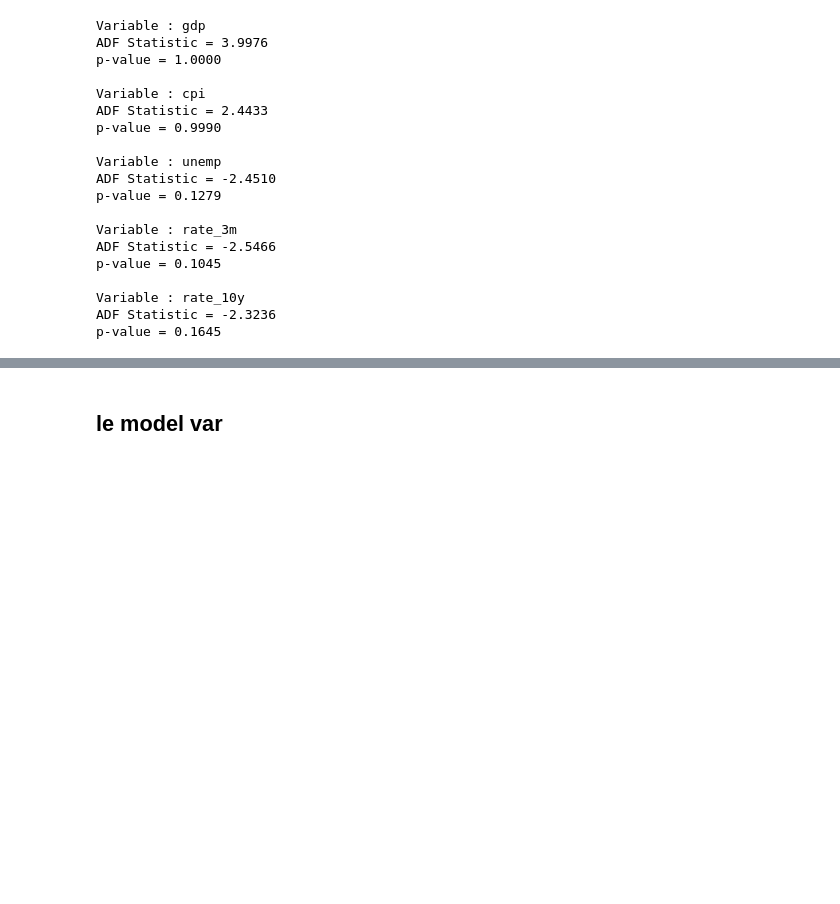
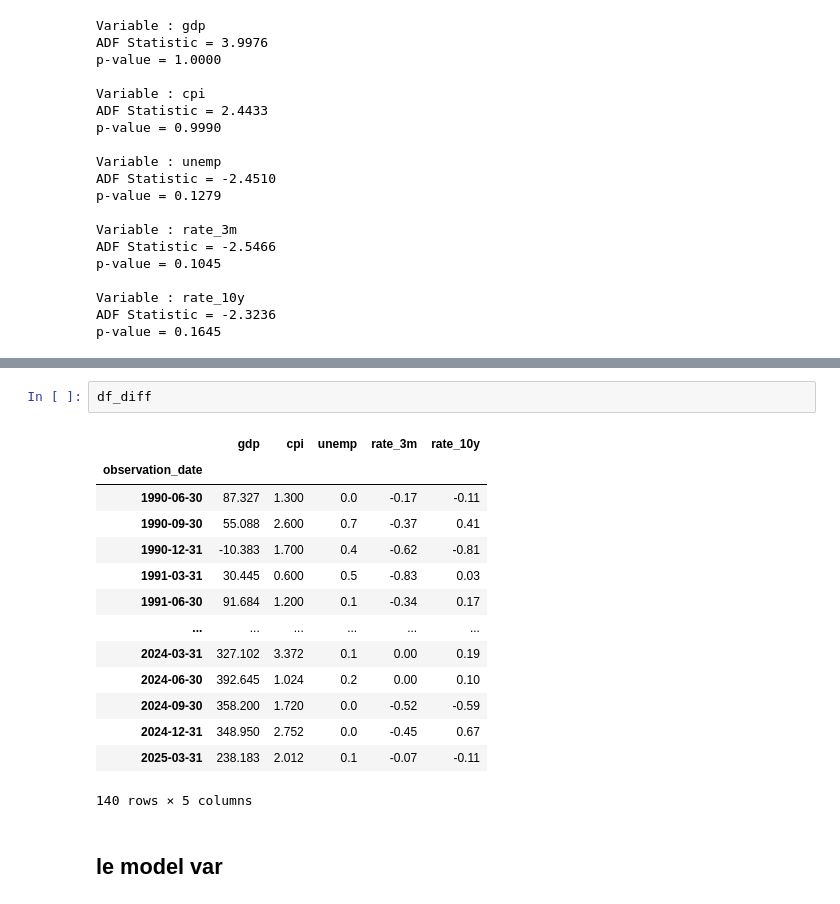
Before and after one commit to laila-aitbella/stage-2eme-annee, a Jupyter notebook: ESG/VAR/construction du model VAR.ipynb, the cells around one changed output, grey strips where cells are left out. Saved outputs shown, nothing was run; the diff lists cells and outputs as text; blank space fills up the shorter version.

```diff
--- a/ESG/VAR/construction du model VAR.ipynb
+++ b/ESG/VAR/construction du model VAR.ipynb
@@ -68,6 +98,23 @@ p-value = 0.0000
 Variable différenciée : rate_10y
 ADF Statistic = -6.1954
 p-value = 0.0000
+# %%
+df_diff
+# %% [output]
+|  | gdp | cpi | unemp | rate_3m | rate_10y |
+| observation_date |  |  |  |  |  |
+| 1990-06-30 | 87.327 | 1.300 | 0.0 | -0.17 | -0.11 |
+| 1990-09-30 | 55.088 | 2.600 | 0.7 | -0.37 | 0.41 |
+| 1990-12-31 | -10.383 | 1.700 | 0.4 | -0.62 | -0.81 |
+| 1991-03-31 | 30.445 | 0.600 | 0.5 | -0.83 | 0.03 |
+| 1991-06-30 | 91.684 | 1.200 | 0.1 | -0.34 | 0.17 |
+| ... | ... | ... | ... | ... | ... |
+| 2024-03-31 | 327.102 | 3.372 | 0.1 | 0.00 | 0.19 |
+| 2024-06-30 | 392.645 | 1.024 | 0.2 | 0.00 | 0.10 |
+| 2024-09-30 | 358.200 | 1.720 | 0.0 | -0.52 | -0.59 |
+| 2024-12-31 | 348.950 | 2.752 | 0.0 | -0.45 | 0.67 |
+| 2025-03-31 | 238.183 | 2.012 | 0.1 | -0.07 | -0.11 |
+140 rows × 5 columns
 # %% [markdown]
 ## le model var
 # %%
```
Also changed, not shown: parts of 16 cells of this notebook, 1 other file.
